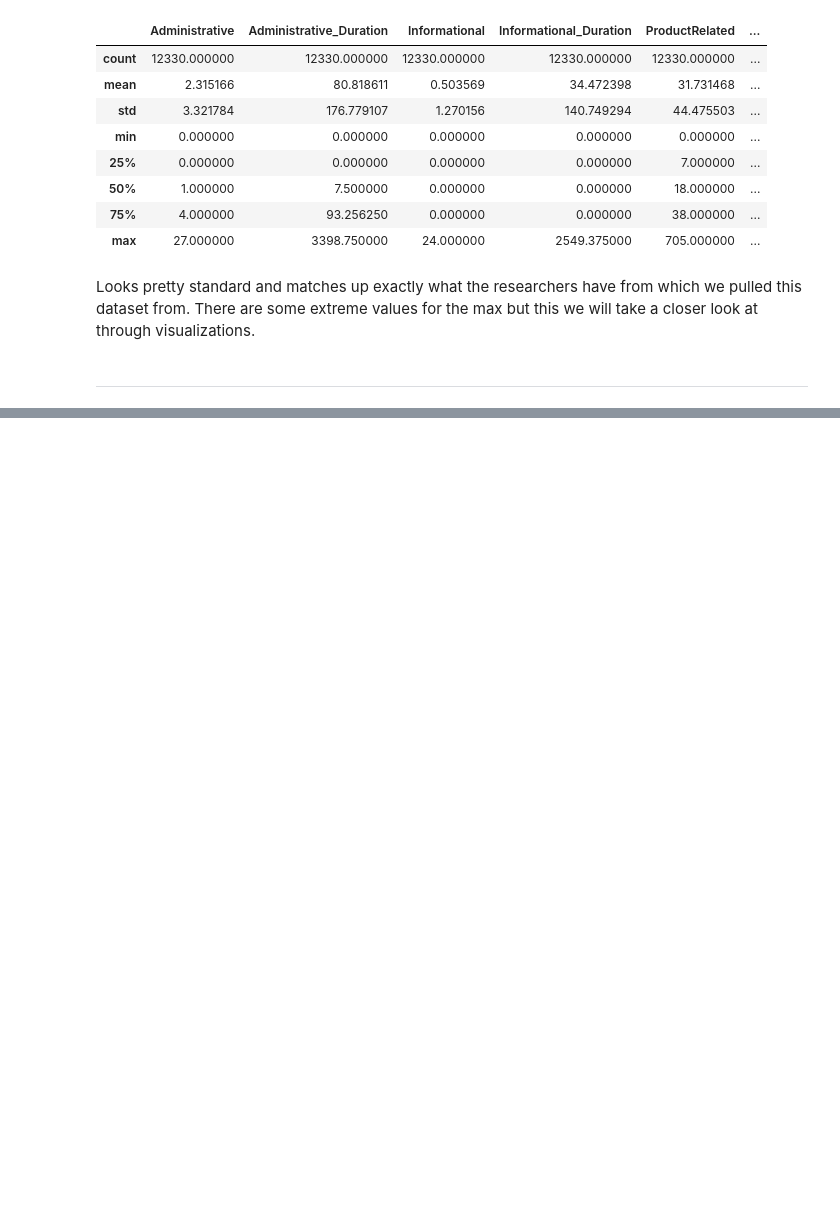
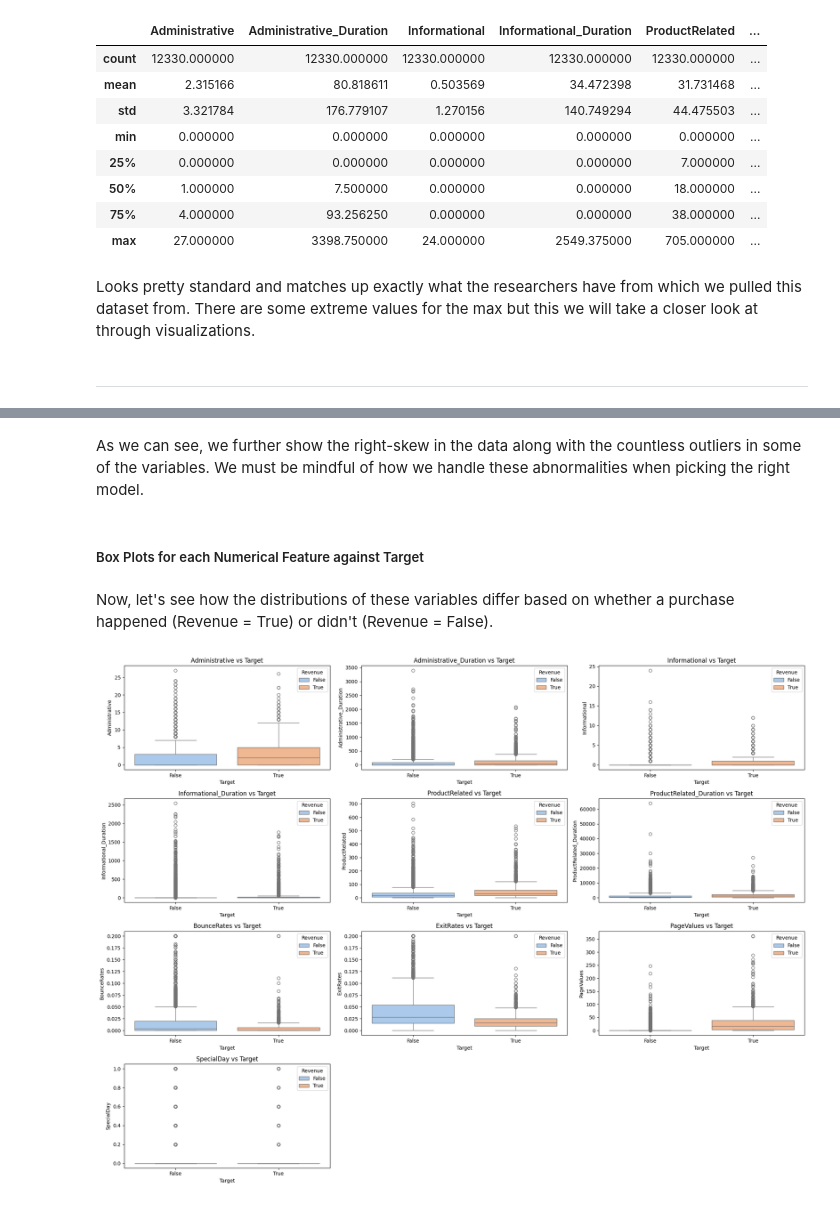
Before and after one commit to jacksonSmall/Shopper-Behavior-Analysis, a Jupyter notebook: EDA.ipynb, the cells around one changed output, grey strips where cells are left out. Cells and saved outputs as stored; diff of their text form; code cells hidden in the pictures; blank space fills up the shorter version.

```diff
--- a/EDA.ipynb
+++ b/EDA.ipynb
@@ -91,4 +116,12 @@ For this section, we are going to explore the variables a little more closely th
 # Splitting of the raw data frame into cat and num dfs
 cat_df = raw_data.select_dtypes(include=["object", "bool", "category"])
 num_df = raw_data.select_dtypes(include=["int64", "float64"])
+
+# Removing the Target variable (Revenue) out of the cat df
+cat_df = cat_df.drop(columns = ["Revenue"])
+
+# Verifying
+# print(cat_df.head())
+# print()
+# print(num_df.head())
 # %% [markdown]
@@ -101,0 +157,18 @@ fig.show()
+# %% [markdown]
+As we can see, we further show the right-skew in the data along with the countless outliers in some of the variables. We must be mindful of how we handle these abnormalities when picking the right model.
+# %% [markdown]
+##### Box Plots for each Numerical Feature against Target
+# %% [markdown]
+Now, let's see how the distributions of these variables differ based on whether a purchase happened (Revenue = True) or didn't (Revenue = False).
+# %%
+plt.figure(figsize = (20, 15)) # Make larger or smaller as needed
+for i, col in enumerate(num_df.columns, 1):
+    plt.subplot(4,3,i) # Subplot (nrows, ncols, location in matrix)
+    sns.boxplot(x = cat_df["Revenue"], y = num_df[col], hue = cat_df["Revenue"], palette = "pastel")
+    plt.title(f"{col} vs Target")
+    plt.xlabel("Target")
+    plt.ylabel(col)
+plt.tight_layout()
+plt.show()
+# %% [output]
+[figure, added]
```
Also changed, not shown: parts of 20 cells of this notebook.
